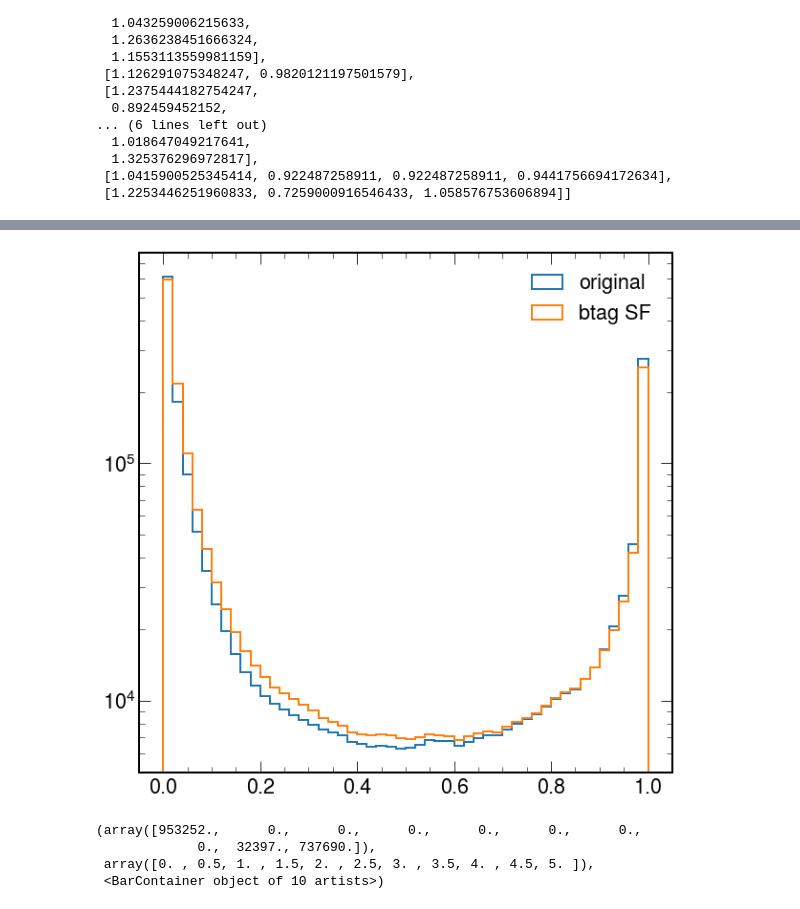
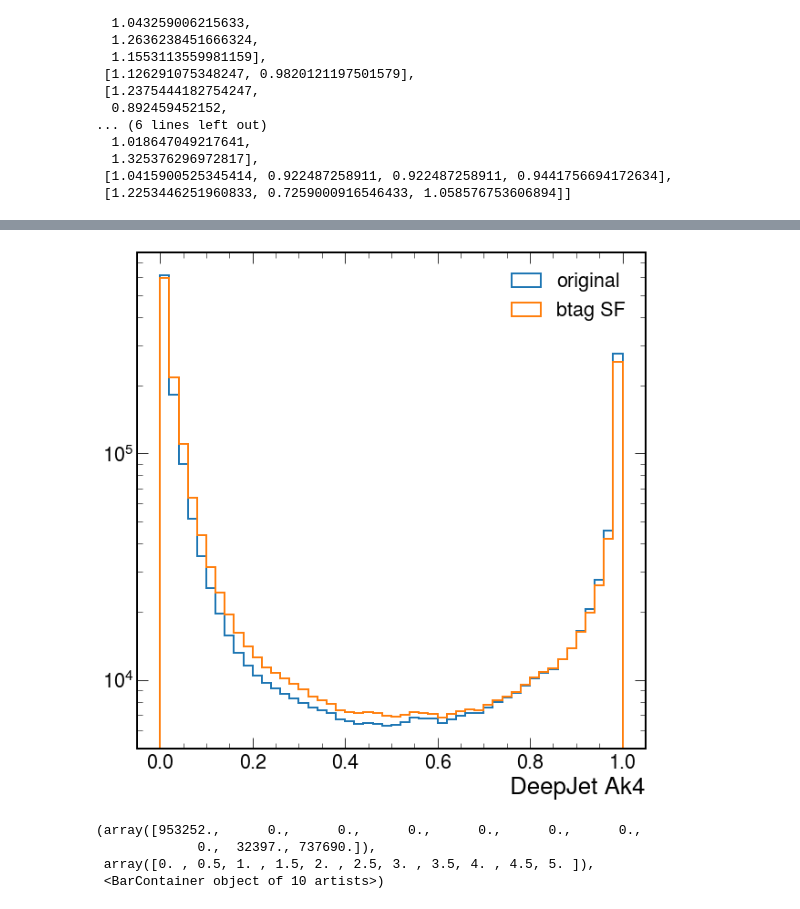
Before and after one commit to PocketCoffea/PocketCoffea, a Jupyter notebook: notebooks/BtagSF.ipynb, the cells around one changed output, grey strips where cells are left out. Saved outputs shown, nothing was run; the diff lists cells and outputs as text; code cells hidden in the pictures.

```diff
--- a/notebooks/BtagSF.ipynb
+++ b/notebooks/BtagSF.ipynb
@@ -25,4 +40,4 @@ corr.description
 # %% [output]
 'deepJet reshaping scale factors for UL 2018. The scale factors have 8 default uncertainty sources (hf,lf,hfstats1/2,lfstats1/2,cferr1/2). All except the cferr1/2 uncertainties are to be applied to li ...
 # %%
-mask = (events.Jet.pt >= 30) & (abs(events.Jet.eta) < 2.5) & (events.Jet.hadronFlavour==4)
+mask = (events.Jet.pt >= 30) & (abs(events.Jet.eta) < 2.5)
@@ -37,5 +48,5 @@ pt = ak.to_numpy(ak.flatten(events.Jet.pt[mask]))
 discr = ak.to_numpy(ak.flatten(events.Jet.btagDeepFlavB[mask]))
 njet = ak.num(events.Jet[mask])
 # %%
-w = corr.evaluate("up_hf", flavour, abseta, pt, discr)
+w = corr.evaluate("central", flavour, abseta, pt, discr)
 weight = ak.unflatten(w, njet)
@@ -88,10 +82,11 @@ Text(0, 1, 'btag SF')
 # %%
 plt.hist(discr, range=(0,1), bins=50, histtype="step",linewidth=2, label="original")
 plt.hist(discr, weights=w, range=(0,1), bins=50, histtype="step", linewidth=2,label="btag SF")
 plt.legend()
+plt.xlabel("DeepJet Ak4")
 plt.yscale("log")
 # %% [output]
-[figure, old version]
+[figure, new version]
 # %%
 plt.hist(flavour)
 # %% [output]
```
Also changed, not shown: parts of 37 cells of this notebook, 3 other files.
